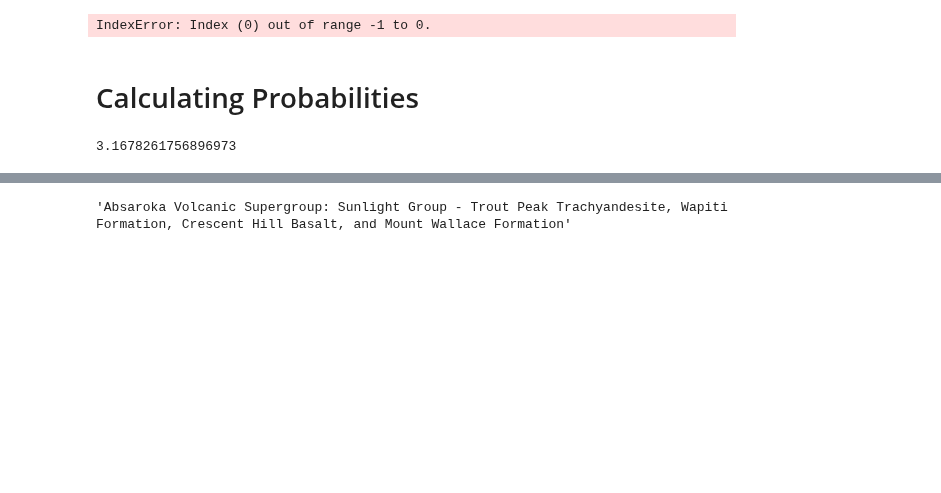
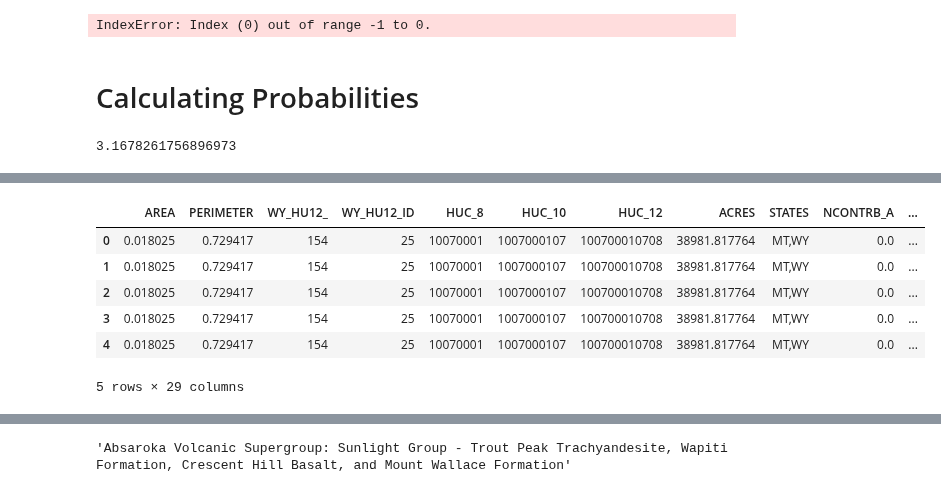
Before and after one commit to jessepisel/criticalandstrategic, a Jupyter notebook: Critical Minerals Classifier.ipynb, the cells around one changed output, grey strips where cells are left out. Saved outputs shown, nothing was run; the diff lists cells and outputs as text; code cells hidden in the pictures; blank space fills up the shorter version.

```diff
--- a/Critical Minerals Classifier.ipynb
+++ b/Critical Minerals Classifier.ipynb
@@ -346,3 +359,13 @@ CaptainHucstable = huc8.merge(fullDF, on='HUC_12' )
+# %%
+CaptainHucstable.head()
+# %% [output]
+|  | AREA | PERIMETER | WY_HU12_ | WY_HU12_ID | HUC_8 | HUC_10 | HUC_12 | ACRES | STATES | NCONTRB_A | ... |
+| 0 | 0.018025 | 0.729417 | 154 | 25 | 10070001 | 1007000107 | 100700010708 | 38981.817764 | MT,WY | 0.0 | ... |
+| 1 | 0.018025 | 0.729417 | 154 | 25 | 10070001 | 1007000107 | 100700010708 | 38981.817764 | MT,WY | 0.0 | ... |
+| 2 | 0.018025 | 0.729417 | 154 | 25 | 10070001 | 1007000107 | 100700010708 | 38981.817764 | MT,WY | 0.0 | ... |
+| 3 | 0.018025 | 0.729417 | 154 | 25 | 10070001 | 1007000107 | 100700010708 | 38981.817764 | MT,WY | 0.0 | ... |
+| 4 | 0.018025 | 0.729417 | 154 | 25 | 10070001 | 1007000107 | 100700010708 | 38981.817764 | MT,WY | 0.0 | ... |
+5 rows × 29 columns
 # %%
 CaptainHucstable.plot(column='bins_ppm', cmap='seismic')
 CaptainHucstable.plot(column='prob', cmap='viridis')
```
Also changed, not shown: parts of 17 cells of this notebook.
